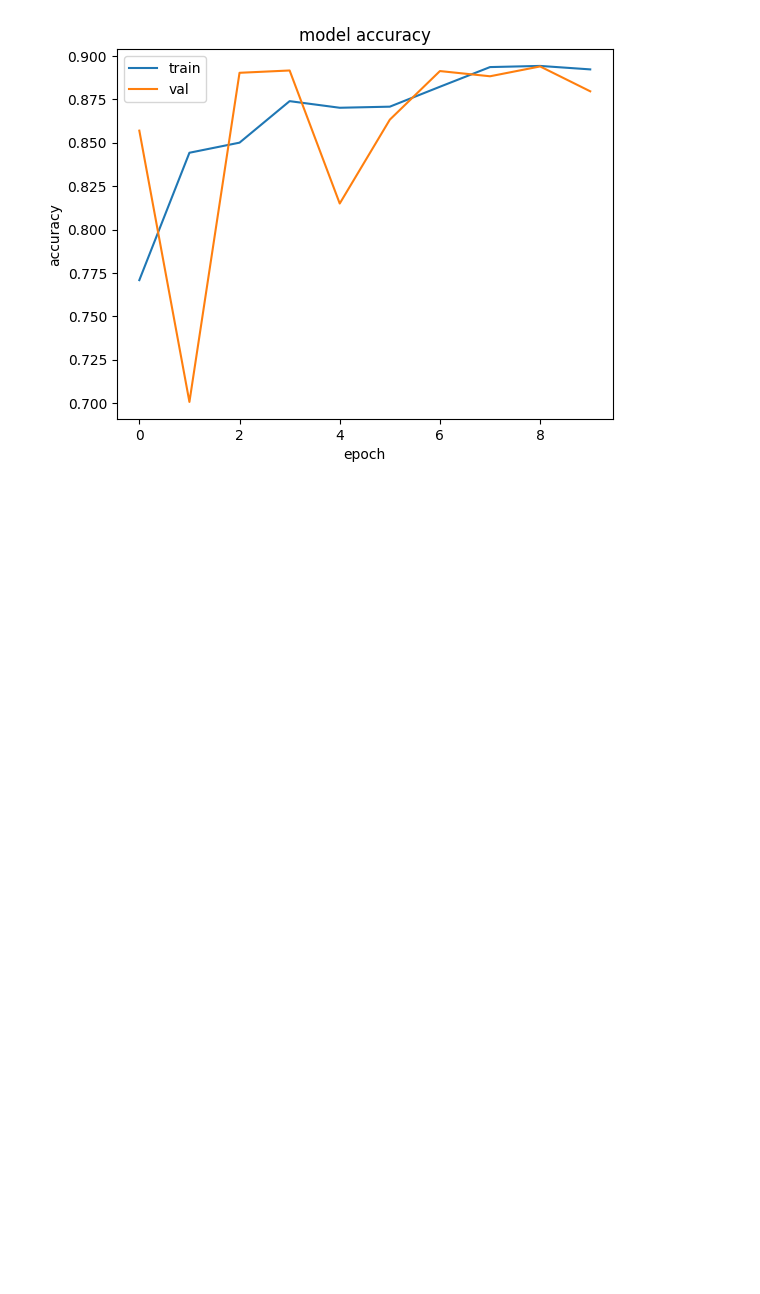
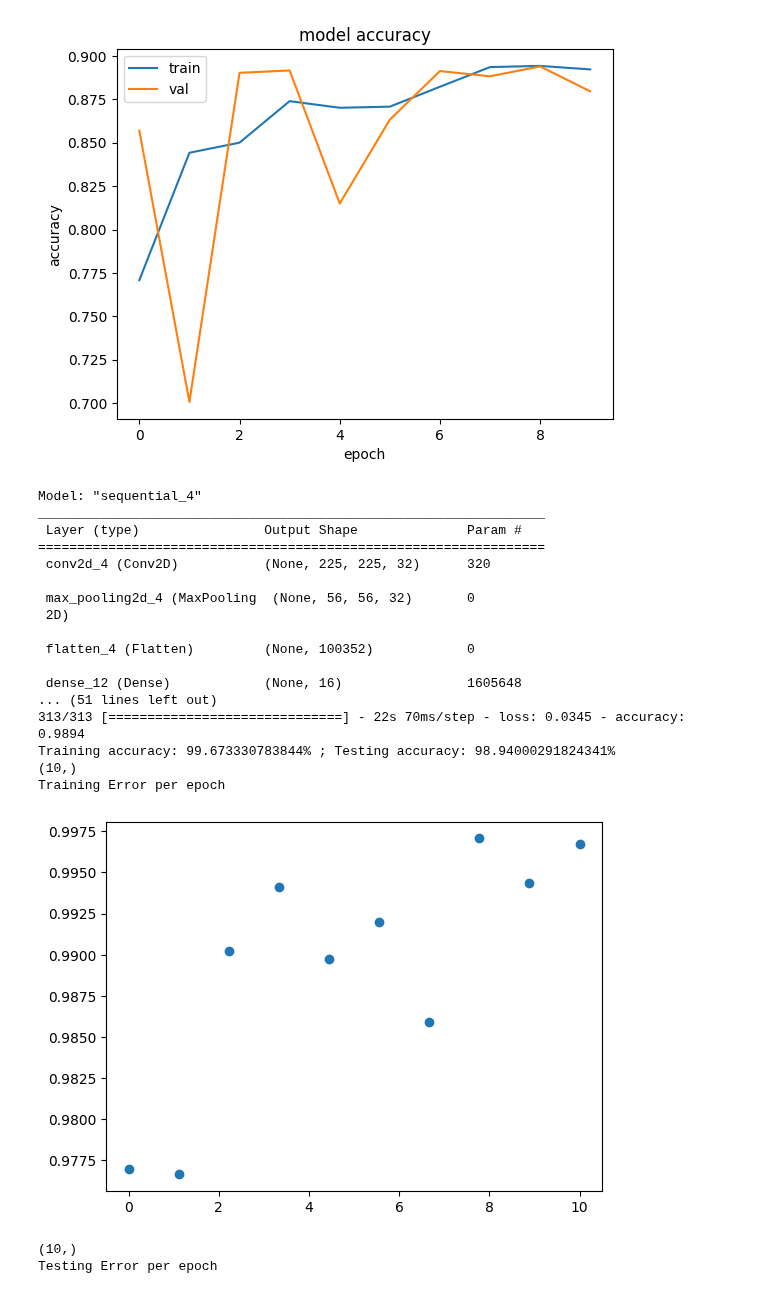
Before and after one commit to graterollin/PRML, a Jupyter notebook: final_project/FinalProject-NN_ConcreteClassification.ipynb, the cells around one changed output. Drawn from its saved outputs; the diff is of its cells as text; code cells hidden in the pictures; blank space fills up the shorter version.

```diff
--- a/final_project/FinalProject-NN_ConcreteClassification.ipynb
+++ b/final_project/FinalProject-NN_ConcreteClassification.ipynb
@@ -230,7 +255,11 @@ Testing Error per epoch
 [figure]
 [figure]
 # %%
-# Start with a CNN
+# Data reshaped for CNN
+x_train = x_train.reshape(30000, 227, 227)
+x_test = x_test.reshape(10000, 227, 227)
+
+epochs = 10
 CNN_model = tf.keras.Sequential()
 
 # Convolutional layer
@@ -240,7 +269,7 @@ CNN_model = tf.keras.Sequential()
 # TODO: Find out the optimal number of strides
 #       And the optimal number of strides as well
 #       Apparently relu is the best activation
-conv_layer = tf.keras.layers.Conv2D(128, kernel_size=(3, 3), strides=(1,1), padding='valid', activation='relu', input_shape=(227, 227, 1))
+conv_layer = tf.keras.layers.Conv2D(32, kernel_size=(3, 3), strides=(1,1), padding='valid', activation='relu', input_shape=(227, 227, 1))
 CNN_model.add(conv_layer)
 
 # Max pooling layer
@@ -249,34 +278,86 @@ maxpool_layer = tf.keras.layers.MaxPool2D(pool_size=(4,4))
 CNN_model.add(maxpool_layer)
 
 # Flatten layer
 # TODO: Find use of flatten layer
 #       Find the optimum number of units
-flatten_layer = tf.keras.layers.Dense(units=100, activation='relu')
+flatten_layer = tf.keras.layers.Flatten()
 CNN_model.add(flatten_layer)
 
 # Add two dense layers
 # TODO: Find use of dense layers
 #       And optimum number of layers if decide to keep
-dense_layer1 = tf.keras.layers.Dense(units=100, activation='relu')
+dense_layer1 = tf.keras.layers.Dense(units=16, activation='relu')
 CNN_model.add(dense_layer1)
-dense_layer2 = tf.keras.layers.Dense(units=100, activation='relu')
+dense_layer2 = tf.keras.layers.Dense(units=16, activation='relu')
 CNN_model.add(dense_layer2)
 
 # Add output layer
 # TODO: Find the right output activation
 output_layer = tf.keras.layers.Dense(units=2, activation='softmax')
 CNN_model.add(output_layer)
 
 # Print out a summary of the model
 CNN_model.summary()
 
 # Compile the model
 CNN_model.compile(optimizer='adam', loss='categorical_crossentropy', metrics='accuracy')
 
+training_error_list = []
+testing_error_list = []
 # Train using 100 epochs and a batch of 100
 # TODO: Possibly increase the batch size? Find the optimal amount
-CNN_model.fit(x_train, y_train, epochs=100, batch_size=100)
+CNN_history = CNN_model.fit(x_train, y_train, validation_split=0.1, epochs=epochs, batch_size=16, callbacks=[ReportErrorCallback(x_train, y_train, x_test, y_test, training_error_list, testing_error_list)])
 
 train_info = CNN_model.evaluate(x_train, y_train)
 test_info = CNN_model.evaluate(x_test, y_test)
 print(f"Training accuracy: {train_info[1]*100}% ; Testing accuracy: {test_info[1]*100}%")
+
+# Plot the mse errors
+x = np.linspace(0, epochs, epochs)
+print(np.array(training_error_list).shape)
+print("Training Error per epoch")
+plt.scatter(x, training_error_list)
+plt.show()
+print(np.array(testing_error_list).shape)
+print("Testing Error per epoch")
+plt.scatter(x, testing_error_list)
+plt.show()
+
+# Plot the training and validation loss
+plt.plot(CNN_history.history['loss'])
+plt.plot(CNN_history.history['val_loss'])
+plt.title('model loss')
+plt.ylabel('loss')
+plt.xlabel('epoch')
+plt.legend(['train', 'val'], loc='upper left')
+plt.show()
+
+# Plot the training and validation accuracy
+plt.plot(CNN_history.history['accuracy'])
+plt.plot(CNN_history.history['val_accuracy'])
+plt.title('model accuracy')
+plt.ylabel('accuracy')
+plt.xlabel('epoch')
+plt.legend(['train', 'val'], loc='upper left')
+plt.show()
+# %% [output]
+Model: "sequential_4"
+_________________________________________________________________
+ Layer (type)                Output Shape              Param #
+=================================================================
+ conv2d_4 (Conv2D)           (None, 225, 225, 32)      320
+
+ max_pooling2d_4 (MaxPooling  (None, 56, 56, 32)       0
+ 2D)
+
+ flatten_4 (Flatten)         (None, 100352)            0
+
+ dense_12 (Dense)            (None, 16)                1605648
+... (51 lines left out)
+313/313 [==============================] - 22s 70ms/step - loss: 0.0345 - accuracy: 0.9894
+Training accuracy: 99.673330783844% ; Testing accuracy: 98.94000291824341%
+(10,)
+Training Error per epoch
+[figure, added]
+(10,)
+Testing Error per epoch
```
Also changed, not shown: parts of 4 cells of this notebook.
